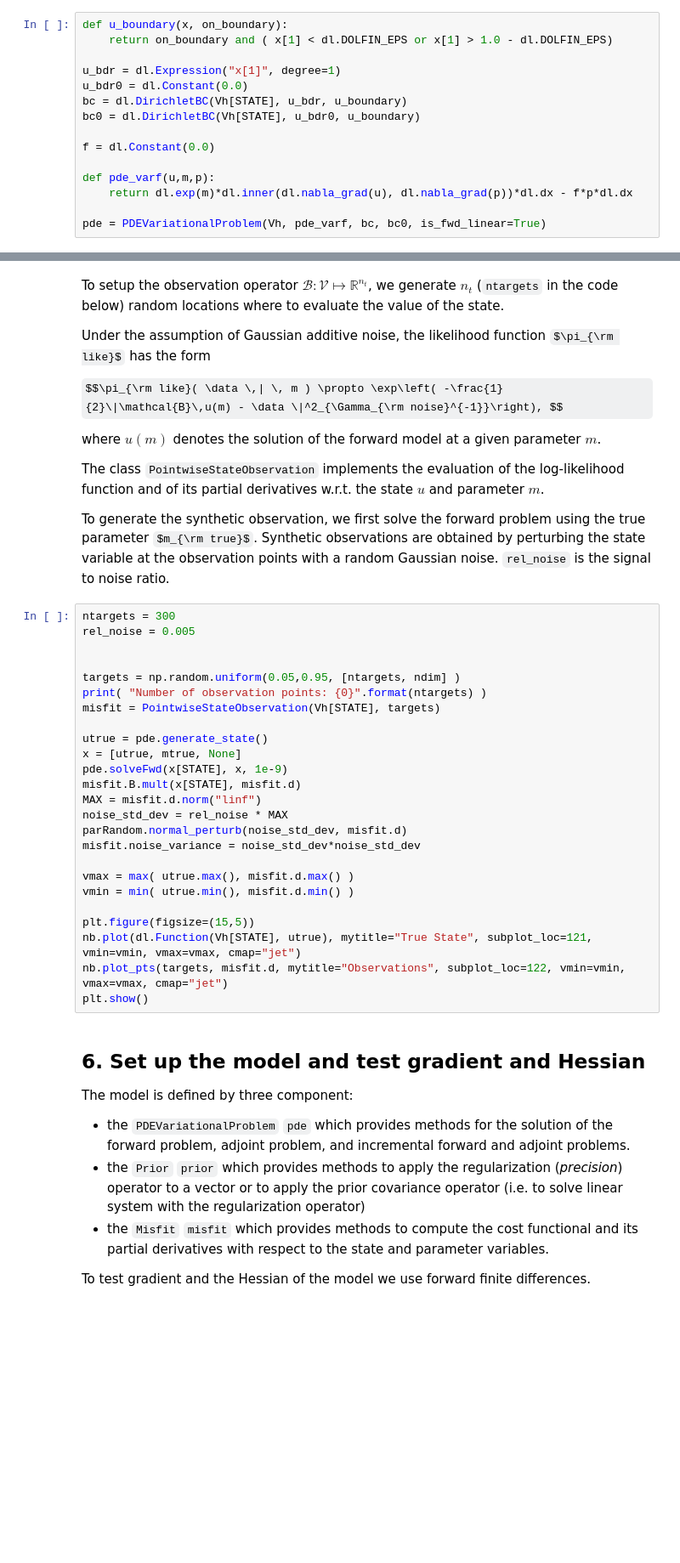
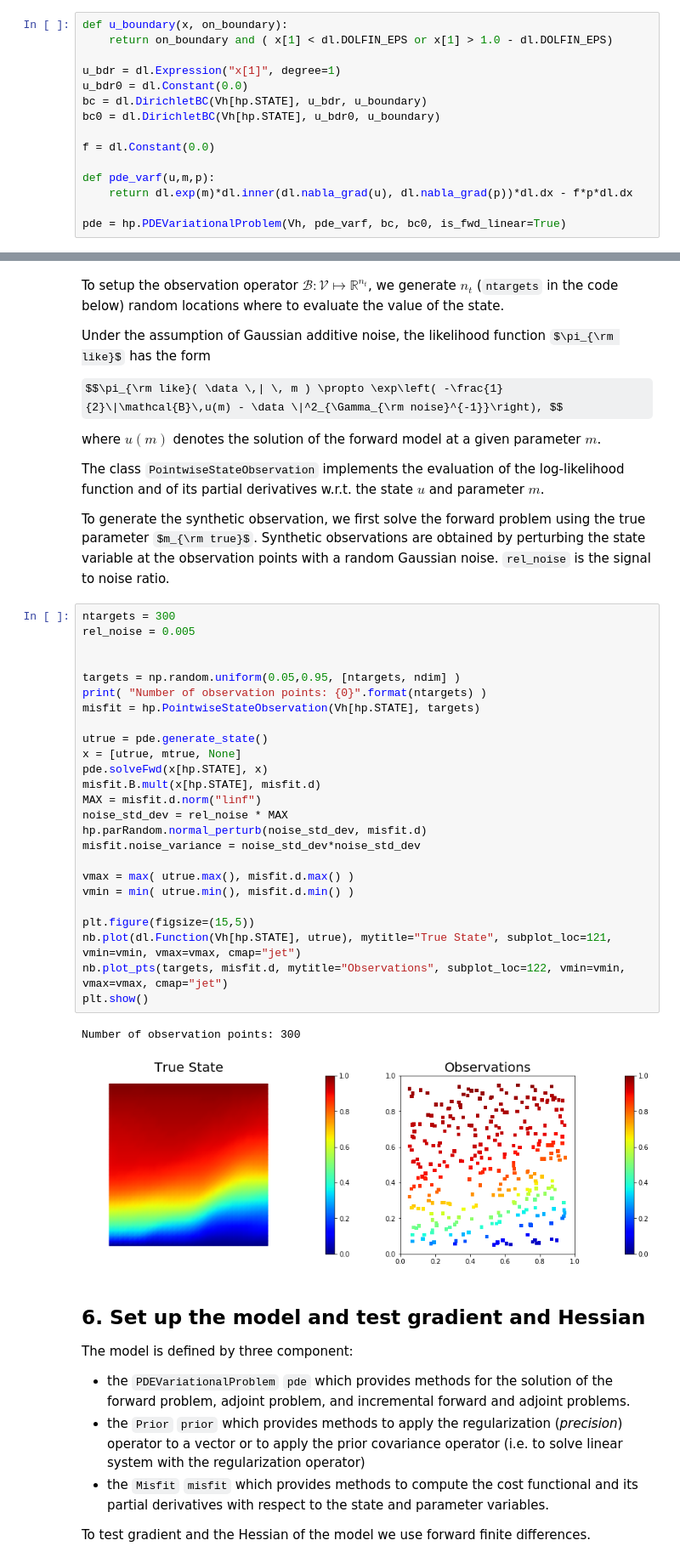
Before and after one commit to uvilla/cmis_labs, a Jupyter notebook: 08_BayesianInversion/BayesianInversion.ipynb, the cells around one changed output, grey strips where cells are left out. Shown at 85% size. Saved outputs shown, nothing was run; the diff lists cells and outputs as text; some formulas as TeX source; blank space fills up the shorter version.

```diff
--- a/08_BayesianInversion/BayesianInversion.ipynb
+++ b/08_BayesianInversion/BayesianInversion.ipynb
@@ -280,15 +283,15 @@ def u_boundary(x, on_boundary):
 
 u_bdr = dl.Expression("x[1]", degree=1)
 u_bdr0 = dl.Constant(0.0)
-bc = dl.DirichletBC(Vh[STATE], u_bdr, u_boundary)
-bc0 = dl.DirichletBC(Vh[STATE], u_bdr0, u_boundary)
+bc = dl.DirichletBC(Vh[hp.STATE], u_bdr, u_boundary)
+bc0 = dl.DirichletBC(Vh[hp.STATE], u_bdr0, u_boundary)
 
 f = dl.Constant(0.0)
 
 def pde_varf(u,m,p):
     return dl.exp(m)*dl.inner(dl.nabla_grad(u), dl.nabla_grad(p))*dl.dx - f*p*dl.dx
 
-pde = PDEVariationalProblem(Vh, pde_varf, bc, bc0, is_fwd_linear=True)
+pde = hp.PDEVariationalProblem(Vh, pde_varf, bc, bc0, is_fwd_linear=True)
 # %% [markdown]
 ## 4. Set up the prior
 
@@ -346,28 +353,31 @@ To generate the synthetic observation, we first solve the forward problem using
 # %%
 ntargets = 300
 rel_noise = 0.005
 
 
 targets = np.random.uniform(0.05,0.95, [ntargets, ndim] )
 print( "Number of observation points: {0}".format(ntargets) )
-misfit = PointwiseStateObservation(Vh[STATE], targets)
+misfit = hp.PointwiseStateObservation(Vh[hp.STATE], targets)
 
 utrue = pde.generate_state()
 x = [utrue, mtrue, None]
-pde.solveFwd(x[STATE], x, 1e-9)
-misfit.B.mult(x[STATE], misfit.d)
+pde.solveFwd(x[hp.STATE], x)
+misfit.B.mult(x[hp.STATE], misfit.d)
 MAX = misfit.d.norm("linf")
 noise_std_dev = rel_noise * MAX
-parRandom.normal_perturb(noise_std_dev, misfit.d)
+hp.parRandom.normal_perturb(noise_std_dev, misfit.d)
 misfit.noise_variance = noise_std_dev*noise_std_dev
 
 vmax = max( utrue.max(), misfit.d.max() )
 vmin = min( utrue.min(), misfit.d.min() )
 
 plt.figure(figsize=(15,5))
-nb.plot(dl.Function(Vh[STATE], utrue), mytitle="True State", subplot_loc=121, vmin=vmin, vmax=vmax, cmap="jet")
+nb.plot(dl.Function(Vh[hp.STATE], utrue), mytitle="True State", subplot_loc=121, vmin=vmin, vmax=vmax, cmap="jet")
 nb.plot_pts(targets, misfit.d, mytitle="Observations", subplot_loc=122, vmin=vmin, vmax=vmax, cmap="jet")
 plt.show()
+# %% [output]
+Number of observation points: 300
+[figure, added]
 # %% [markdown]
 ## 6. Set up the model and test gradient and Hessian
 
```
Also changed, not shown: parts of 13 cells of this notebook, 5 other files.
